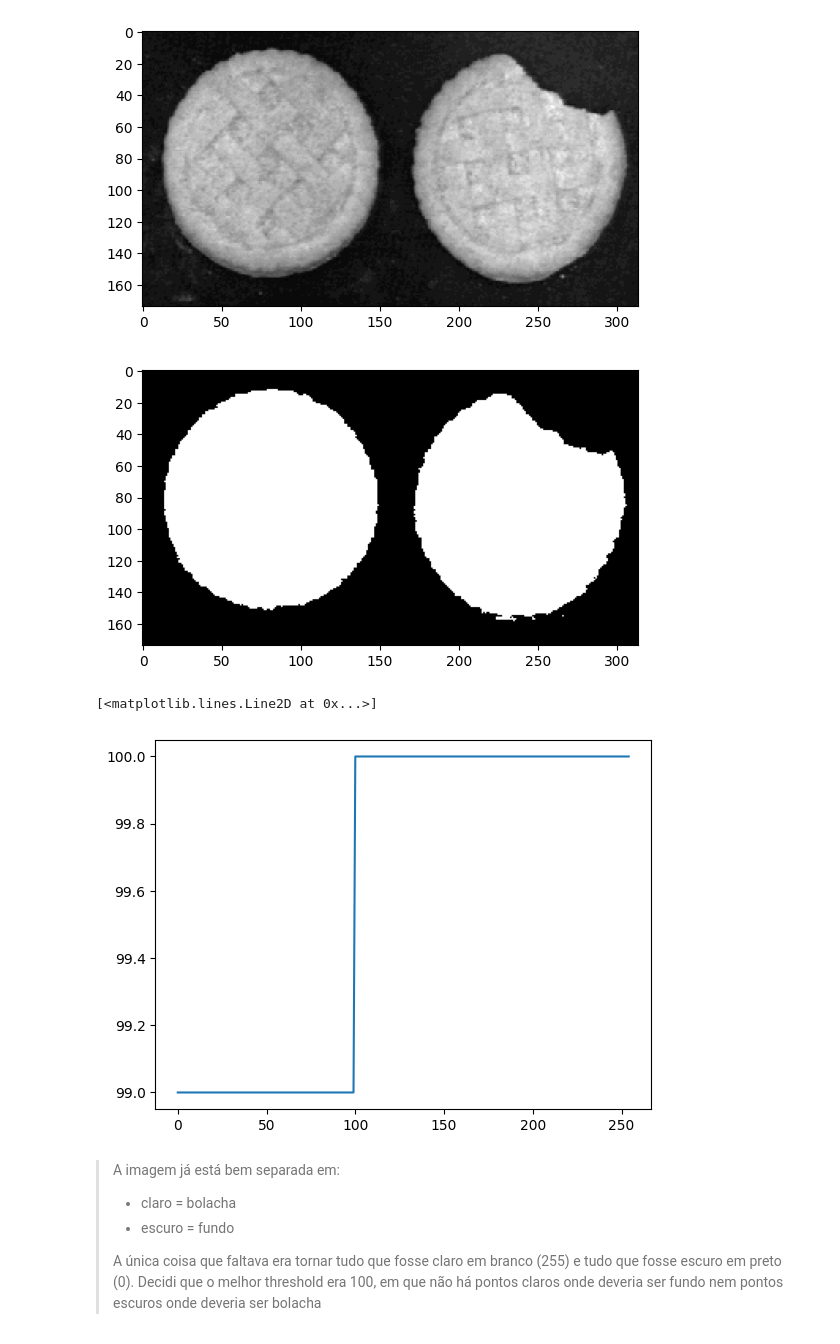
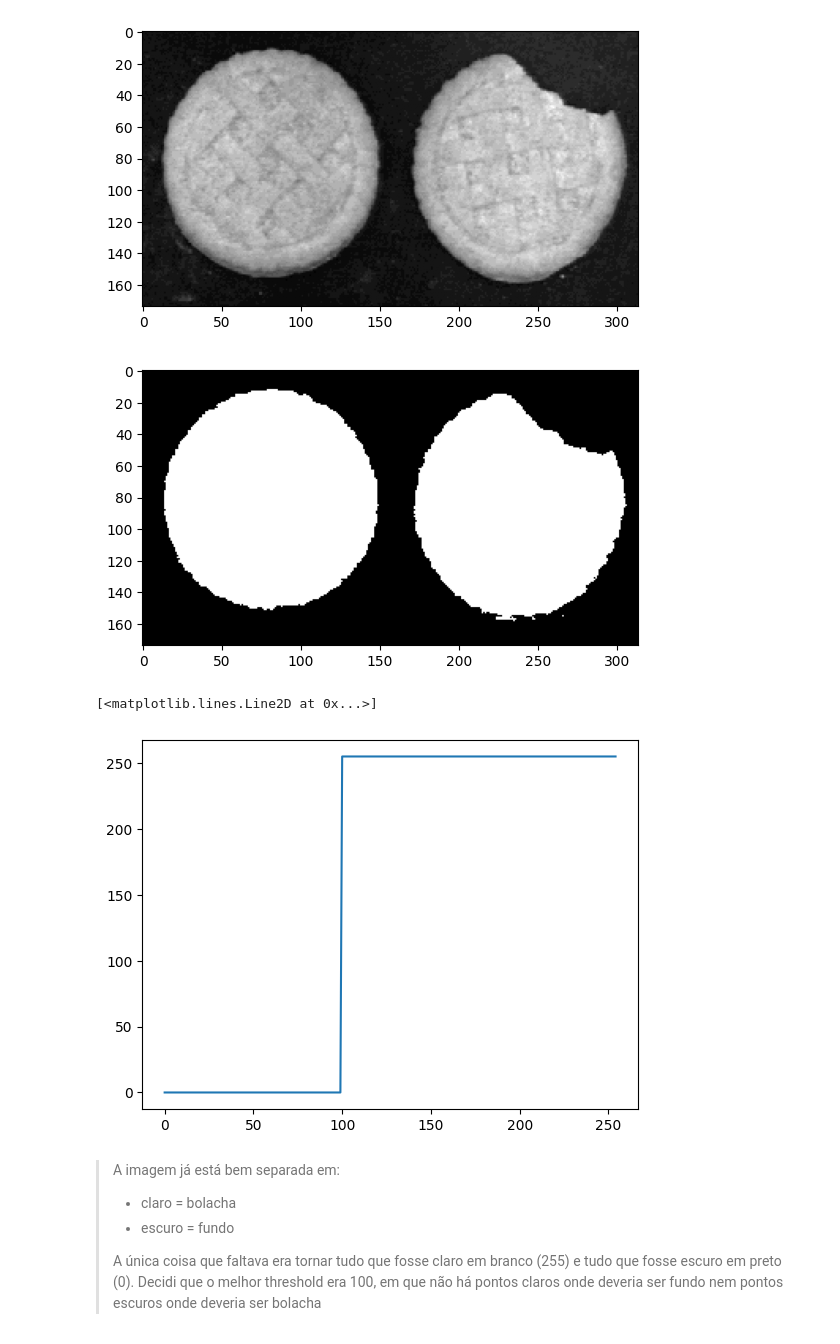
Before and after one commit to UNICAMP-EA979/2026s1-pi03-transforma-ointensidade-g248527, a Jupyter notebook: Atividade.ipynb, the cells around one changed output. Saved outputs shown, nothing was run; the diff lists cells and outputs as text; code cells hidden in the pictures.

```diff
--- a/Atividade.ipynb
+++ b/Atividade.ipynb
@@ -248,14 +248,14 @@ plt.imshow(f,cmap='gray')
 [figure]
 # %%
 T1 = np.arange(255).astype('uint8')
-T2 = np.clip(T1, 99, 100)
+T2 = (T1 >= 100).astype('uint8') * 255
 plt.imshow(T2[f],cmap='gray')
 plt.show()
 plt.plot(T2)
 # %% [output]
 [figure]
 [<matplotlib.lines.Line2D at 0x...>]
-[figure, old version]
+[figure, new version]
 # %% [markdown]
 > A imagem já está bem separada em:
 >
```
Also changed, not shown: parts of 1 cell of this notebook.
